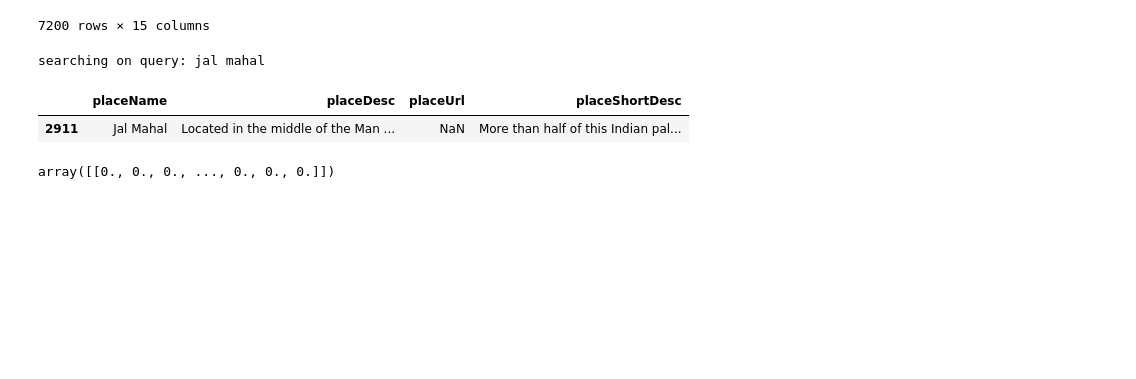
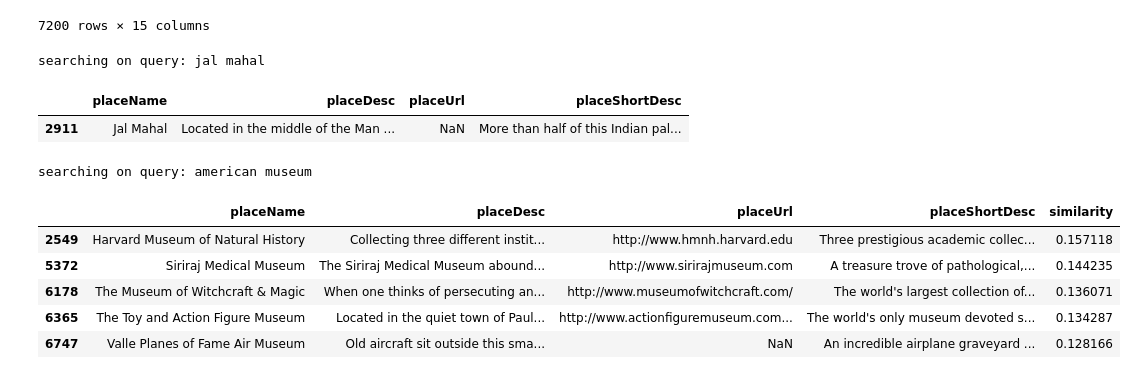
Before and after one commit to GiacomoBelliniStudent/ADM-HW3, a Jupyter notebook: main.ipynb, the cells around one changed output. Drawn from its saved outputs; the diff is of its cells as text; code cells hidden in the pictures; blank space fills up the shorter version.

```diff
--- a/main.ipynb
+++ b/main.ipynb
@@ -296,7 +296,7 @@ with open('./inverse_vocabulary.json', encoding='utf-8') as dict_file :
             documents_id = jsonData[str(term_id)]
             row_query_list.append(set(documents_id))
         except KeyError:
-            continue
+            row_query.clear()
         placeName_row_bools = [query_original in x for x in df_original['placeName']]
         placeUrl_row_bools = [query_original in x for x in df_original['placeUrl'].dropna()]
         placeNameIdxs = [i for i, x in enumerate(placeName_row_bools) if x == True]
@@ -307,7 +307,7 @@ with open('./inverse_vocabulary.json', encoding='utf-8') as dict_file :
 dict_file.close()
 
 print("searching on query: " +'\033[1m' + query_original + '\033[0m')
-if len(row_query_list) == 0:
+if len(row_query) == 0:
     print('\033[1m' + "\nNo result was found. Maybe you're searchin for a stopword. Please retry with more informations." + '\033[0m' + '\n')
 
 df_original[['placeName','placeDesc','placeUrl','placeShortDesc']][df_original['index'].isin(row_query)]
@@ -354,10 +319,8 @@ inverse_dict = inverse_dictionary(df['placeDesc'])
 from sklearn.feature_extraction.text import TfidfVectorizer
 from sklearn.metrics.pairwise import cosine_similarity
 
-def get_cosine_similarity(word):
-    train_set = [word,*df_original['placeDesc']]
+def get_cosine_similarity(word, rows):
+    train_set = [word,*df_original['placeDesc'].get(rows)]
     tfidf_vectorizer = TfidfVectorizer()
     tfidf_matrix_train = tfidf_vectorizer.fit_transform(train_set)  #finds the tfidf score with normalization
     return cosine_similarity(tfidf_matrix_train[0:1], tfidf_matrix_train)[:,1:]
-# %% [output]
-array([[0., 0., 0., ..., 0., 0., 0.]])
@@ -363,0 +345,48 @@ array([[0., 0., 0., ..., 0., 0., 0.]])
+# %%
+inverse_dict = inverse_tfid_dictionary()
+# %%
+with open('./inverse_tf_ids_vocabulary.json', 'w+', encoding='utf-8') as dict_file :
+    json.dump(inverse_dict, dict_file)
+dict_file.close()
+# %%
+query_original = input("Type query: " )
+query = query_original.lower().split(' ')
+
+row_query = set()
+
+f = open('vocabulary.json')
+vocabulary = json.load(f)
+f.close()
+
+with open('./inverse_tf_ids_vocabulary.json', encoding='utf-8') as dict_file :
+    jsonData = json.load(dict_file)
+    for word in query:
+        try:
+            term_id = vocabulary[word]
+            documents_ids = jsonData[str(term_id)]
+            documents_ids = [tuple(x) for x in documents_ids]
+            row_query.update(set(documents_ids))
+        except KeyError:
+            row_query.clear()
+dict_file.close()
+
+row_query = list(row_query)
+row_query.sort(key=lambda tup: tup[1], reverse=True)
+top_5 = row_query[0:5]
+heapq.heapify(top_5)
+
+print("searching on query: " +'\033[1m' + query_original + '\033[0m')
+if len(row_query) == 0:
+    print('\033[1m' + "\nNo result was found. Maybe you're searchin for a stopword. Please retry with more informations." + '\033[0m' + '\n')
+
+top_5_df_rows = df_original[['placeName','placeDesc','placeUrl','placeShortDesc']][df_original['index'].isin([doc_id[0] for doc_id in top_5])]
+top_5_df_rows['similarity'] = [doc_id[1] for doc_id in top_5]
+top_5_df_rows
+# %% [output]
+searching on query: american museum
+|  | placeName | placeDesc | placeUrl | placeShortDesc | similarity |
+| 2549 | Harvard Museum of Natural History | Collecting three different instit... | http://www.hmnh.harvard.edu | Three prestigious academic collec... | 0.157118 |
+| 5372 | Siriraj Medical Museum | The Siriraj Medical Museum abound... | http://www.sirirajmuseum.com | A treasure trove of pathological,... | 0.144235 |
+| 6178 | The Museum of Witchcraft & Magic | When one thinks of persecuting an... | http://www.museumofwitchcraft.com/ | The world's largest collection of... | 0.136071 |
+| 6365 | The Toy and Action Figure Museum | Located in the quiet town of Paul... | http://www.actionfiguremuseum.com... | The world's only museum devoted s... | 0.134287 |
+| 6747 | Valle Planes of Fame Air Museum | Old aircraft sit outside this sma... | NaN | An incredible airplane graveyard ... | 0.128166 |
```
Also changed, not shown: parts of 4 cells of this notebook.
